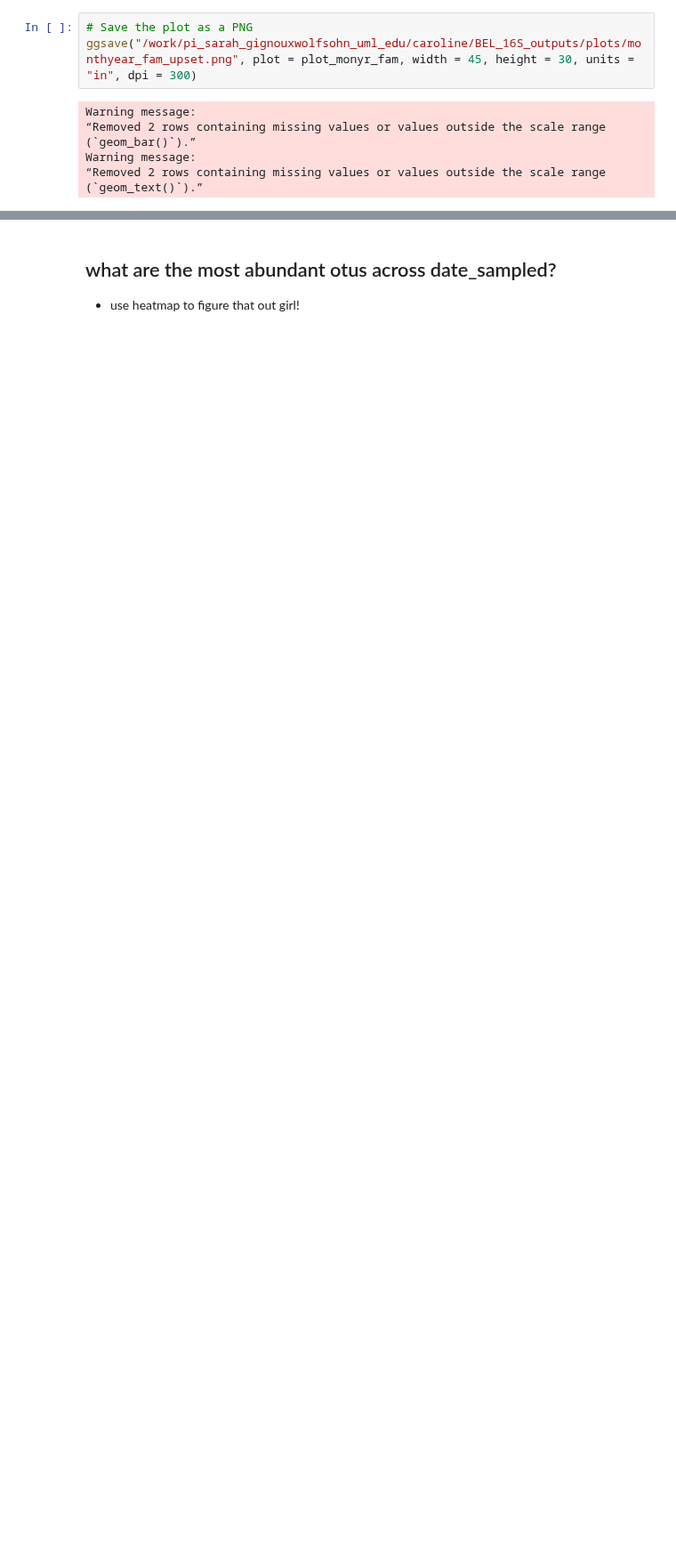
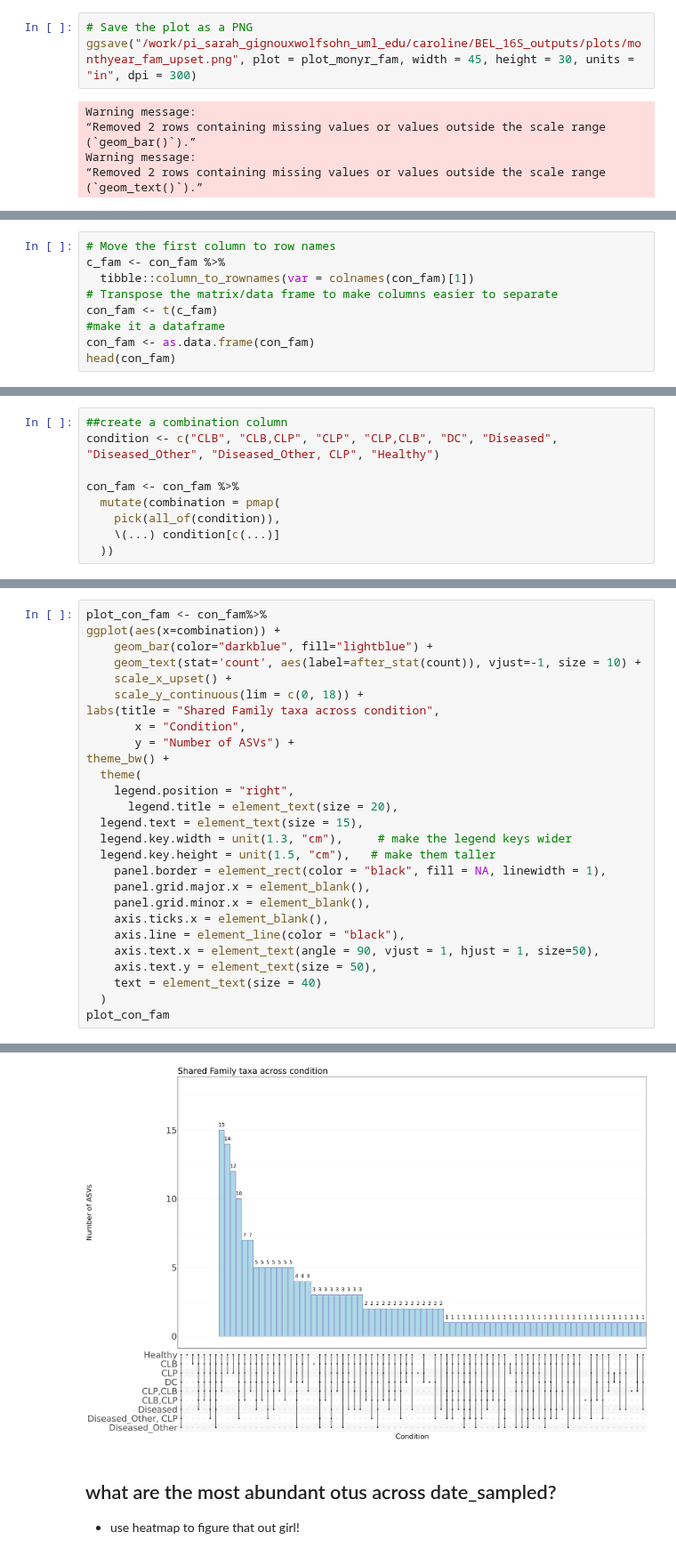
Before and after one commit to cdesouza02/BEL_16S_output, a Jupyter notebook: genefilter.ipynb, the cells around one changed output, grey strips where cells are left out. Shown at 89% size. Drawn from its saved outputs; the diff is of its cells as text; blank space fills up the shorter version.

```diff
--- a/genefilter.ipynb
+++ b/genefilter.ipynb
@@ -609,0 +645,9 @@ Warning message:
+# %%
+# Move the first column to row names
+c_fam <- con_fam %>%
+  tibble::column_to_rownames(var = colnames(con_fam)[1])
+# Transpose the matrix/data frame to make columns easier to separate
+con_fam <- t(c_fam)
+#make it a dataframe
+con_fam <- as.data.frame(con_fam)
+head(con_fam)
@@ -609,0 +664,9 @@ Warning message:
+# %%
+##create a combination column
+condition <- c("CLB", "CLB,CLP", "CLP", "CLP,CLB", "DC", "Diseased", "Diseased_Other", "Diseased_Other, CLP", "Healthy")
+
+con_fam <- con_fam %>%
+  mutate(combination = pmap(
+    pick(all_of(condition)),
+    \(...) condition[c(...)]
+  ))
@@ -609,0 +676,28 @@ Warning message:
+# %%
+plot_con_fam <- con_fam%>%
+ggplot(aes(x=combination)) +
+    geom_bar(color="darkblue", fill="lightblue") +
+    geom_text(stat='count', aes(label=after_stat(count)), vjust=-1, size = 10) +
+    scale_x_upset() +
+    scale_y_continuous(lim = c(0, 18)) +
+labs(title = "Shared Family taxa across condition",
+       x = "Condition",
+       y = "Number of ASVs") +
+theme_bw() +
+  theme(
+    legend.position = "right",
+      legend.title = element_text(size = 20),
+  legend.text = element_text(size = 15),
+  legend.key.width = unit(1.3, "cm"),     # make the legend keys wider
+  legend.key.height = unit(1.5, "cm"),   # make them taller
+    panel.border = element_rect(color = "black", fill = NA, linewidth = 1),
+    panel.grid.major.x = element_blank(),
+    panel.grid.minor.x = element_blank(),
+    axis.ticks.x = element_blank(),
+    axis.line = element_line(color = "black"),
+    axis.text.x = element_text(angle = 90, vjust = 1, hjust = 1, size=50),
+    axis.text.y = element_text(size = 50),
+    text = element_text(size = 40)
+  )
+plot_con_fam
+# %% [output]
@@ -610,3 +710,4 @@ Warning message:
+[figure, added]
 # %% [markdown]
 ## what are the most abundant otus across date_sampled?
 - use heatmap to figure that out girl!
```
Also changed, not shown: parts of 36 cells of this notebook, 1 other file.
